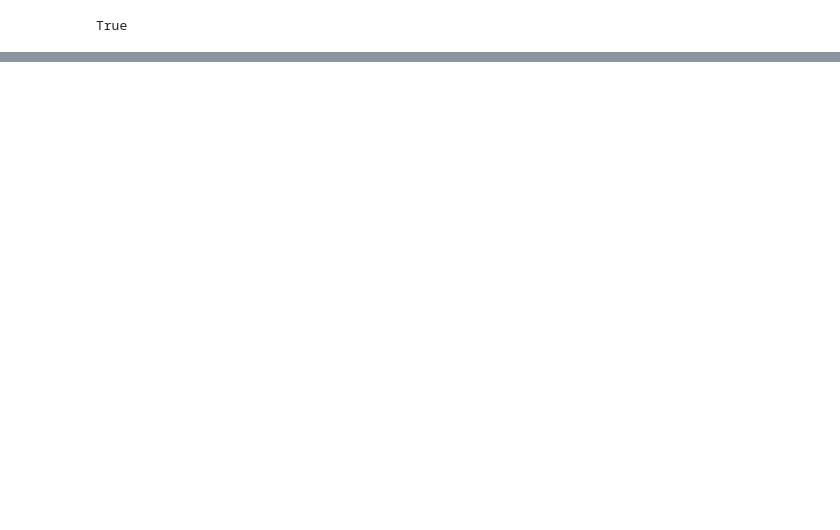
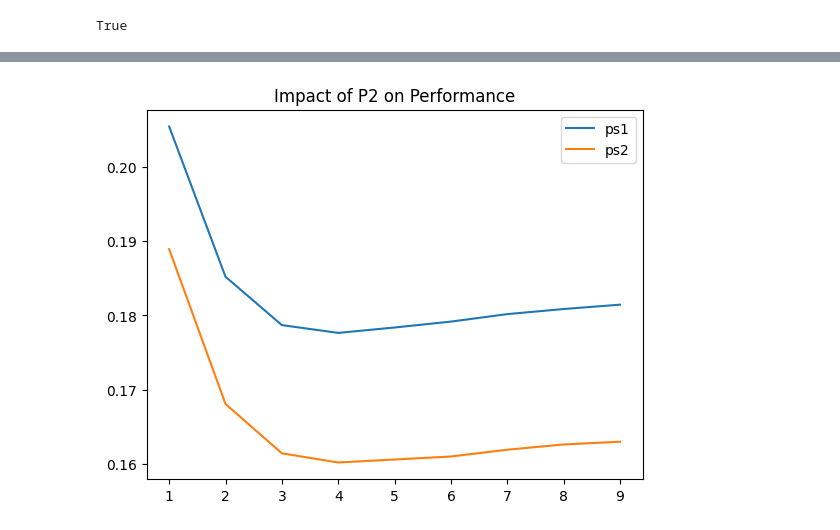
Before and after one commit to RomainFrog/StereoMatching, a Jupyter notebook: SGBM_new.ipynb, the cells around one changed output, grey strips where cells are left out. Drawn from its saved outputs; the diff is of its cells as text; code cells hidden in the pictures; blank space fills up the shorter version.

```diff
--- a/SGBM_new.ipynb
+++ b/SGBM_new.ipynb
@@ -433,0 +422,26 @@ plt.imshow(sauv_left_disp)
+# %%
+from evaldisp import evaldisp
+
+P1 = 0
+P2 = 4
+maxdisp = 64
+block_size = 7
+csize = 3
+msize = 5
+
+gt = cv2.imread("cones/disp2.png", cv2.IMREAD_GRAYSCALE)
+occl = cv2.imread("cones/occl.png", cv2.IMREAD_GRAYSCALE)
+res = []
+
+#left_census, right_census = compute_census(Iref, Isearch, csize)
+#left_cost_volume = compute_costs(left_census, right_census, csize, maxdisp)
+
+for i in range(1, 10, 1):
+    print(i)
+    P2 = i
+    left_aggregation_volume = aggregate_costs(left_cost_volume, P1, P2)
+    left_disparity_map = select_disparity(left_aggregation_volume)
+    left_disparity_map = mode_filter(left_disparity_map, msize)
+    left_disparity_map = normalize(left_disparity_map, maxdisp)
+    err_moy, ps1, ps2 = evaldisp(gt, occl, left_disparity_map)
+    res.append((i, err_moy, ps1, ps2))
@@ -433,0 +466,12 @@ plt.imshow(sauv_left_disp)
+# %%
+res = np.array(res)
+### Create the plot
+#plt.plot(res[:,0], res[:,1], label='pixel accuracy')
+plt.plot(res[:,0], res[:,2], label='ps1')
+plt.plot(res[:,0], res[:,3], label='ps2')
+
+plt.title('Impact of P2 on Performance')
+plt.legend()
+plt.savefig("SGM/ps1_ps2_P2_3.png")
+# %% [output]
+[figure, added]
```
Also changed, not shown: parts of 10 cells of this notebook, 39 other files.
